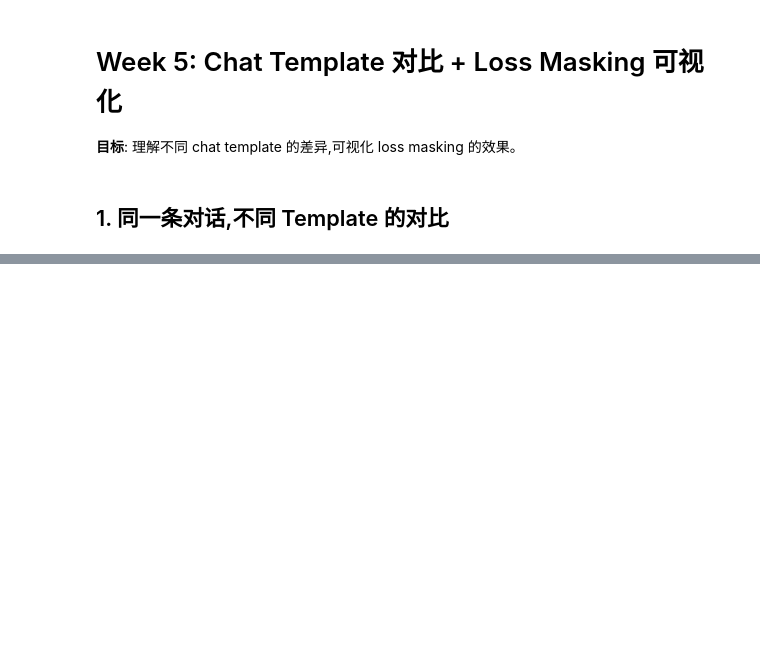
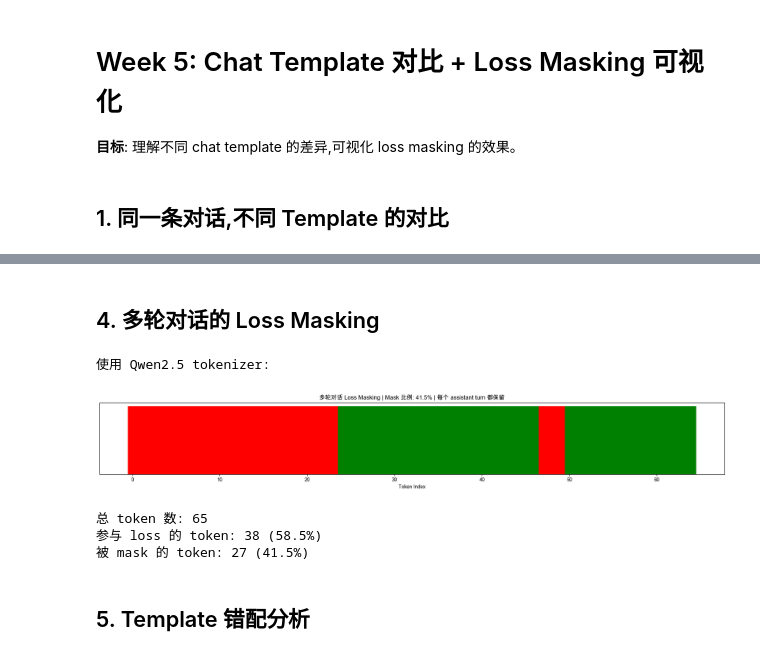
Before and after one commit to Bensonluo/domain-adapt, a Jupyter notebook: phase0/week5/chat_template.ipynb, the cells around one changed output, grey strips where cells are left out. Saved outputs shown, nothing was run; the diff lists cells and outputs as text; code cells hidden in the pictures; blank space fills up the shorter version.

```diff
--- a/phase0/week5/chat_template.ipynb
+++ b/phase0/week5/chat_template.ipynb
@@ -106,0 +185,67 @@ print("3. 性能显著下降")
+# %% [markdown]
+## 4. 多轮对话的 Loss Masking
+# %%
+MULTI_TURN = [
+    {"role": "system", "content": "You are a helpful medical assistant."},
+    {"role": "user", "content": "What is diabetes?"},
+    {"role": "assistant", "content": "Diabetes is a chronic condition affecting blood sugar regulation."},
+    {"role": "user", "content": "What are the symptoms?"},
+    {"role": "assistant", "content": "Common symptoms include increased thirst, frequent urination, and fatigue."},
+]
+
+
+def mask_labels_multi_turn(input_ids, tokenizer):
+    """多轮对话: 每个 assistant turn 都参与 loss,其余 mask。"""
+    labels = [-100] * len(input_ids)
+
+    assistant_marker = tokenizer.encode("<|im_start|>assistant\n", add_special_tokens=False)
+    marker_len = len(assistant_marker)
+
+    assistant_positions = []
+    for i in range(len(input_ids) - marker_len + 1):
+        if input_ids[i:i + marker_len] == assistant_marker:
+            assistant_positions.append(i)
+
+    for pos in assistant_positions:
+        start = pos + marker_len
+        end = assistant_positions[assistant_positions.index(pos) + 1] if pos != assistant_positions[-1] else len(input_ids)
+        for j in range(start, end):
+            labels[j] = input_ids[j]
+
+    return labels
+
+
+def visualize_multi_turn_masking(tokenizer, conversation):
+    prompt = tokenizer.apply_chat_template(conversation, tokenize=False)
+    tokens = tokenizer.encode(prompt)
+    labels = mask_labels_multi_turn(tokens, tokenizer)
+
+    mask_ratio = sum(1 for l in labels if l == -100) / len(labels) * 100
+
+    fig, ax = plt.subplots(figsize=(18, 3))
+    colors = ['green' if l != -100 else 'red' for l in labels]
+    ax.bar(range(len(tokens)), [1] * len(tokens), color=colors, width=1)
+    ax.set_xlabel("Token Index")
+    ax.set_yticks([])
+    ax.set_title(f"多轮对话 Loss Masking | Mask 比例: {mask_ratio:.1f}% | 每个 assistant turn 都保留")
+    plt.tight_layout()
+    plt.show()
+
+    n_loss = sum(1 for l in labels if l != -100)
+    n_mask = sum(1 for l in labels if l == -100)
+    print(f"总 token 数: {len(tokens)}")
+    print(f"参与 loss 的 token: {n_loss} ({n_loss/len(tokens)*100:.1f}%)")
+    print(f"被 mask 的 token: {n_mask} ({n_mask/len(tokens)*100:.1f}%)")
+
+if tokenizers:
+    name = list(tokenizers.keys())[0]
+    print(f"使用 {name} tokenizer:")
+    visualize_multi_turn_masking(tokenizers[name], MULTI_TURN)
+# %% [output]
+使用 Qwen2.5 tokenizer:
+[figure, added]
+总 token 数: 65
+参与 loss 的 token: 38 (58.5%)
+被 mask 的 token: 27 (41.5%)
+# %% [markdown]
+## 5. Template 错配分析
```
Also changed, not shown: parts of 12 cells of this notebook, 14 other files.
